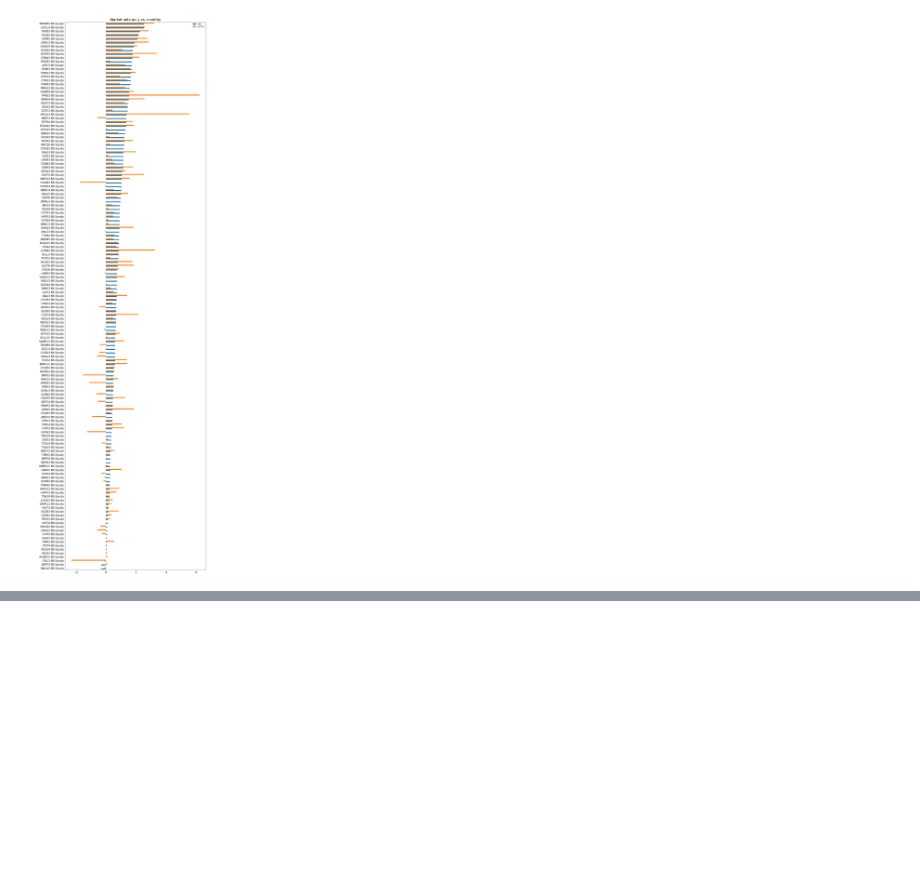
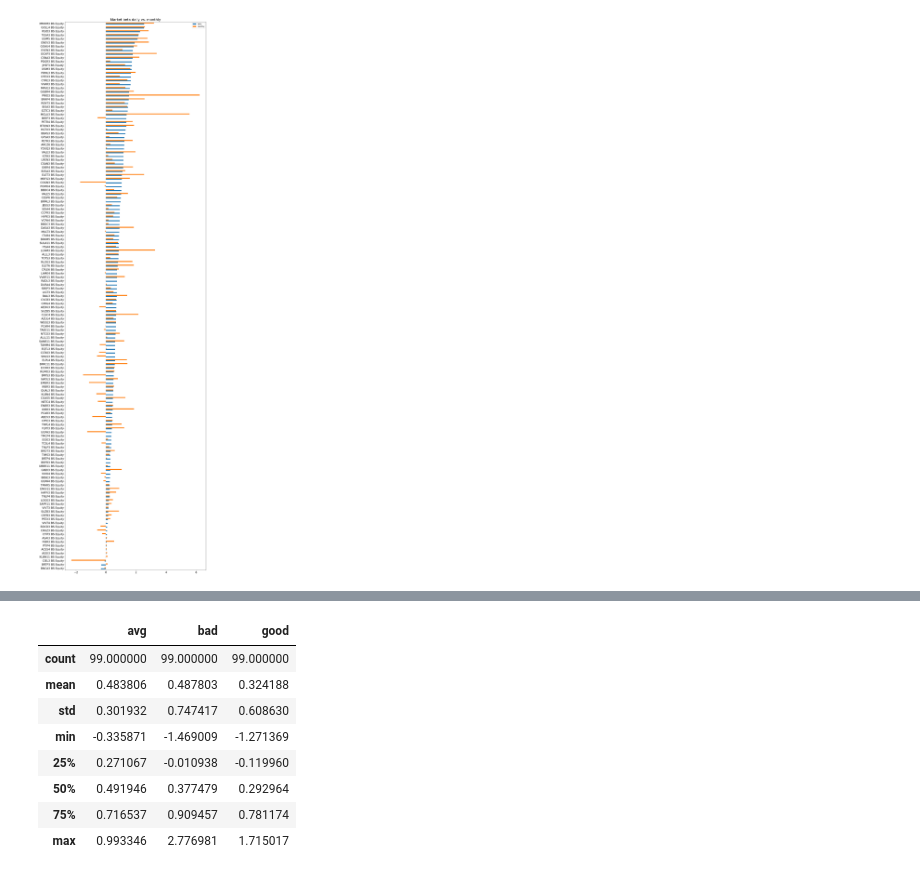
Before and after one commit to Finance-Hub/FinanceHubMaterials, a Jupyter notebook: Quantitative Finance Lectures/lecture03/estimating_betas.ipynb, the cells around one changed output, grey strips where cells are left out. Saved outputs shown, nothing was run; the diff lists cells and outputs as text; code cells hidden in the pictures; blank space fills up the shorter version.

```diff
--- a/Quantitative Finance Lectures/lecture03/estimating_betas.ipynb
+++ b/Quantitative Finance Lectures/lecture03/estimating_betas.ipynb
@@ -127,0 +189,12 @@ plt.show()
+# %%
+betas_by_scenario[betas_by_scenario['avg']<1].describe()
+# %% [output]
+|  | avg | bad | good |
+| count | 99.000000 | 99.000000 | 99.000000 |
+| mean | 0.483806 | 0.487803 | 0.324188 |
+| std | 0.301932 | 0.747417 | 0.608630 |
+| min | -0.335871 | -1.469009 | -1.271369 |
+| 25% | 0.271067 | -0.010938 | -0.119960 |
+| 50% | 0.491946 | 0.377479 | 0.292964 |
+| 75% | 0.716537 | 0.909457 | 0.781174 |
+| max | 0.993346 | 2.776981 | 1.715017 |
```
Also changed, not shown: parts of 9 cells of this notebook.
